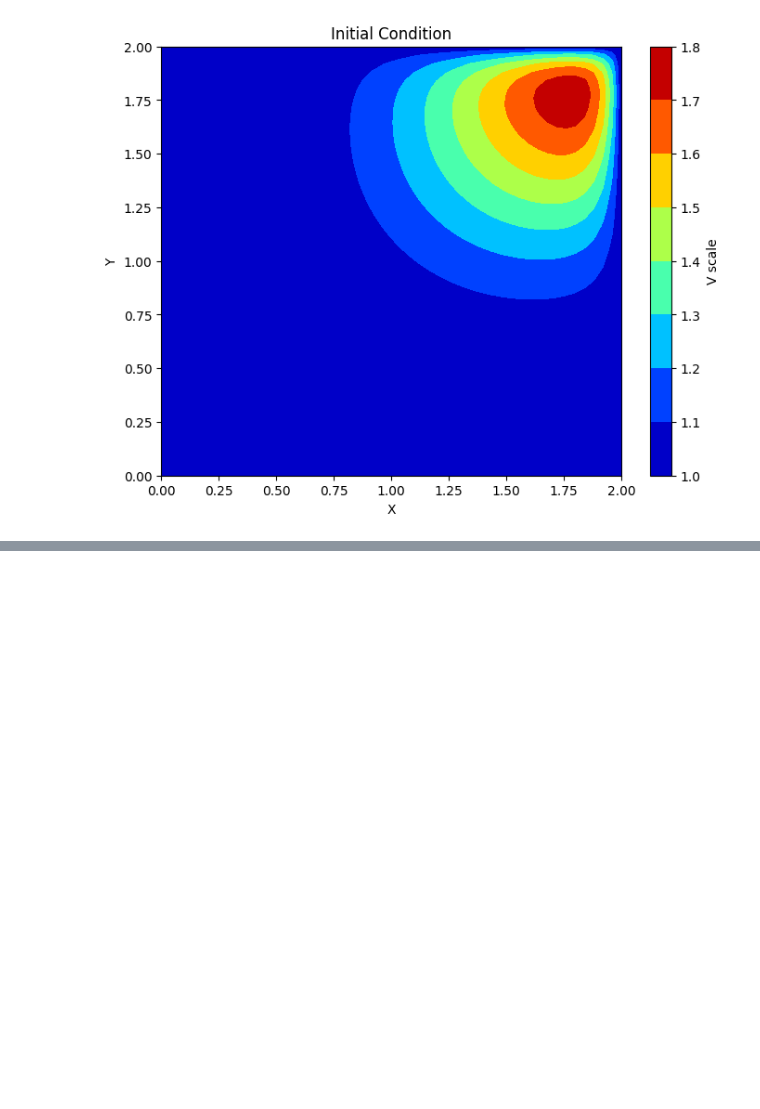
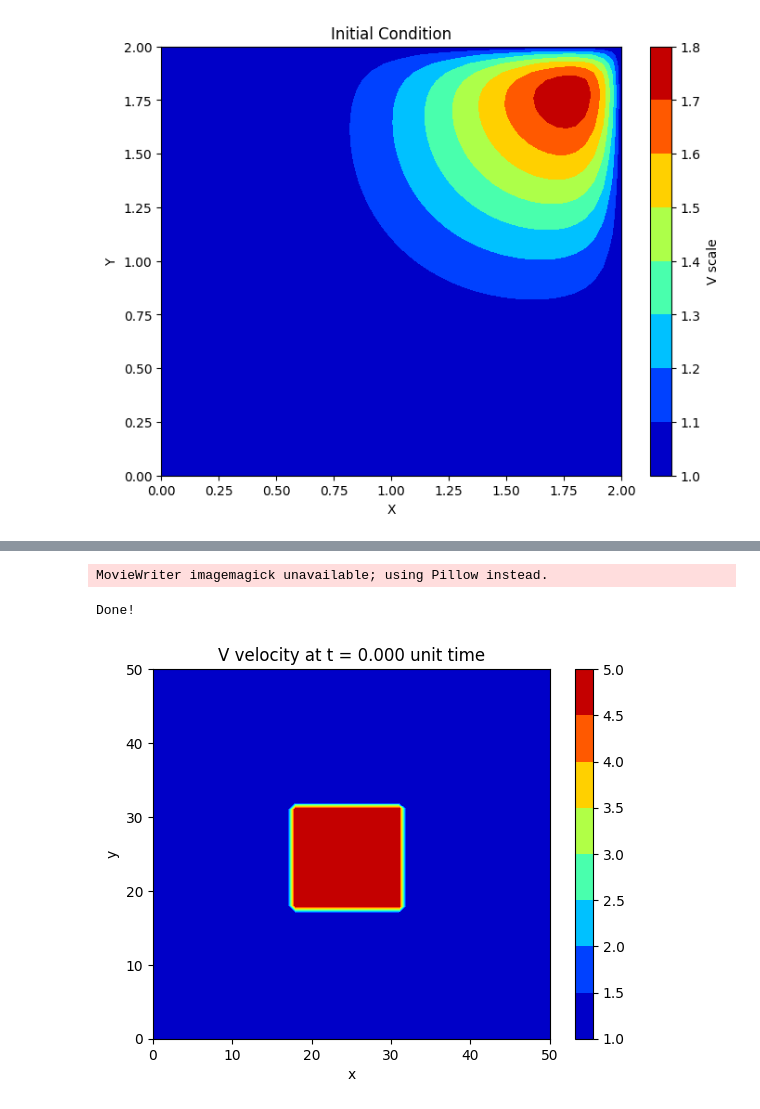
Before and after one commit to stanleyakor1/AI_ML_Resources, a Jupyter notebook: PINN/pin_udemy/note1.ipynb, the cells around one changed output, grey strips where cells are left out. Drawn from its saved outputs; the diff is of its cells as text; code cells hidden in the pictures; blank space fills up the shorter version.

```diff
--- a/PINN/pin_udemy/note1.ipynb
+++ b/PINN/pin_udemy/note1.ipynb
@@ -198,0 +195,13 @@ Done!
+# %%
+def animate(k):
+    plotheatmap(vf[k],'V', k)
+
+# Create the animation
+anim = FuncAnimation(plt.figure(), animate, interval=1, frames=nt, repeat=False)
+anim.save("V_component.gif", writer='imagemagick', fps=5)
+
+print("Done!")
+# %% [output]
+MovieWriter imagemagick unavailable; using Pillow instead.
+Done!
+[figure, added]
```
Also changed, not shown: parts of 2 cells of this notebook, 3 other files.
